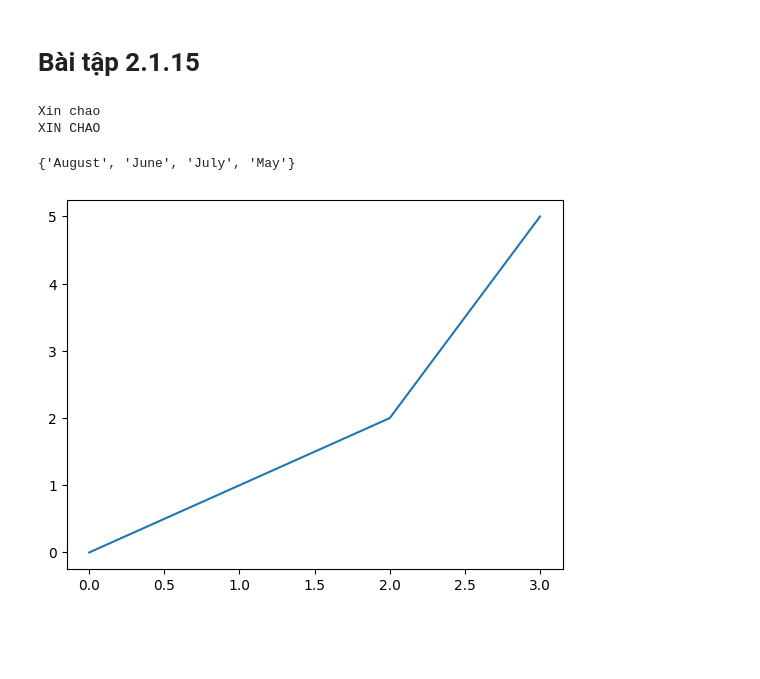
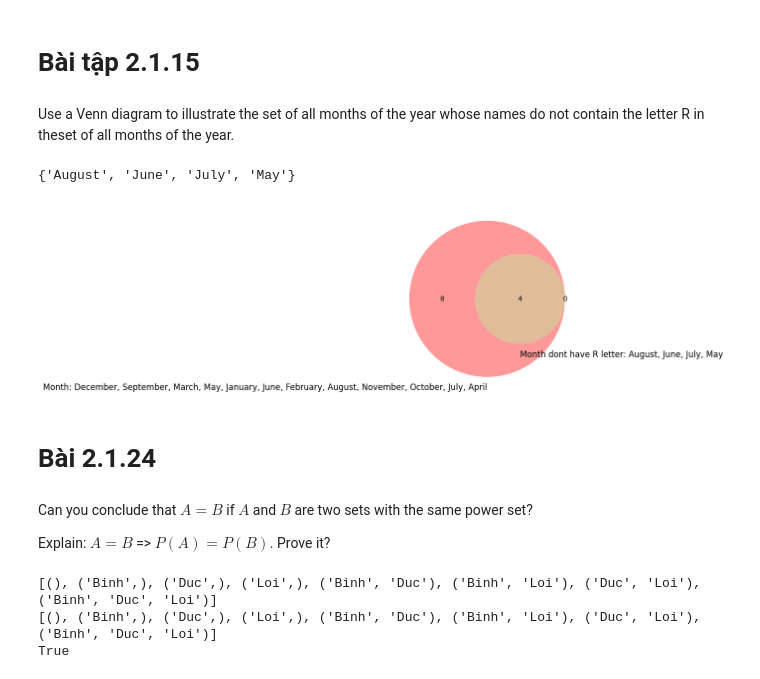
Before and after one commit to binhot-umt/discrete_math_01, a Jupyter notebook: homework_set.ipynb, the cells around one changed output. Saved outputs shown, nothing was run; the diff lists cells and outputs as text; code cells hidden in the pictures; blank space fills up the shorter version.

```diff
--- a/homework_set.ipynb
+++ b/homework_set.ipynb
@@ -17,13 +17,8 @@ Lợi: B
 Đức: A
 # %% [markdown]
 # Bài tập 2.1.15
-# %%
-chuoi = "Xin chao"
-print(chuoi)
-print(chuoi.upper())
-# %% [output]
-Xin chao
-XIN CHAO
+# %% [markdown]
+Use a Venn diagram to illustrate the set of all months of the year whose names do not contain the letter R in theset of all months of the year.
 # %%
 months = {'January', 'February', 'March', 'April', 'May', 'June', 'July',
           'August', 'September', 'October', 'November', 'December'}
@@ -39,10 +34,20 @@ print(month_not_r)
 # %%
 %matplotlib inline
 import matplotlib.pyplot as plt
-from matplotlib_venn import venn3
+from matplotlib_venn import venn3, venn2, venn3_circles
 
 # Make the diagram
-venn3(subsets = (10, 8, 22, 6,9,4,2))
+
+venn2([set(months),
+               set(month_not_r)], ('Month: '+ ', '.join(months), 'Month dont have R letter: '+ ", ".join(month_not_r))) # 3-element list of set objects
+
 plt.show()
 # %% [output]
-[figure, old version]
+[figure, new version]
+# %% [markdown]
+# Bài 2.1.24
+# %% [markdown]
+Can you conclude that $A = B$ if $A$ and $B$ are two sets with the same power set?
+
+Explain:
+$A = B$ => $P(A) = P(B)$. Prove it?
@@ -48,0 +63,11 @@ plt.show()
+# %%
+powerset_A = powerset(A)
+print(powerset_A)
+powerset_B = powerset(B)
+print(powerset_B)
+
+print(powerset_A == powerset_B)
+# %% [output]
+[(), ('Binh',), ('Duc',), ('Loi',), ('Binh', 'Duc'), ('Binh', 'Loi'), ('Duc', 'Loi'), ('Binh', 'Duc', 'Loi')]
+[(), ('Binh',), ('Duc',), ('Loi',), ('Binh', 'Duc'), ('Binh', 'Loi'), ('Duc', 'Loi'), ('Binh', 'Duc', 'Loi')]
+True
```
Also changed, not shown: parts of 2 cells of this notebook.
